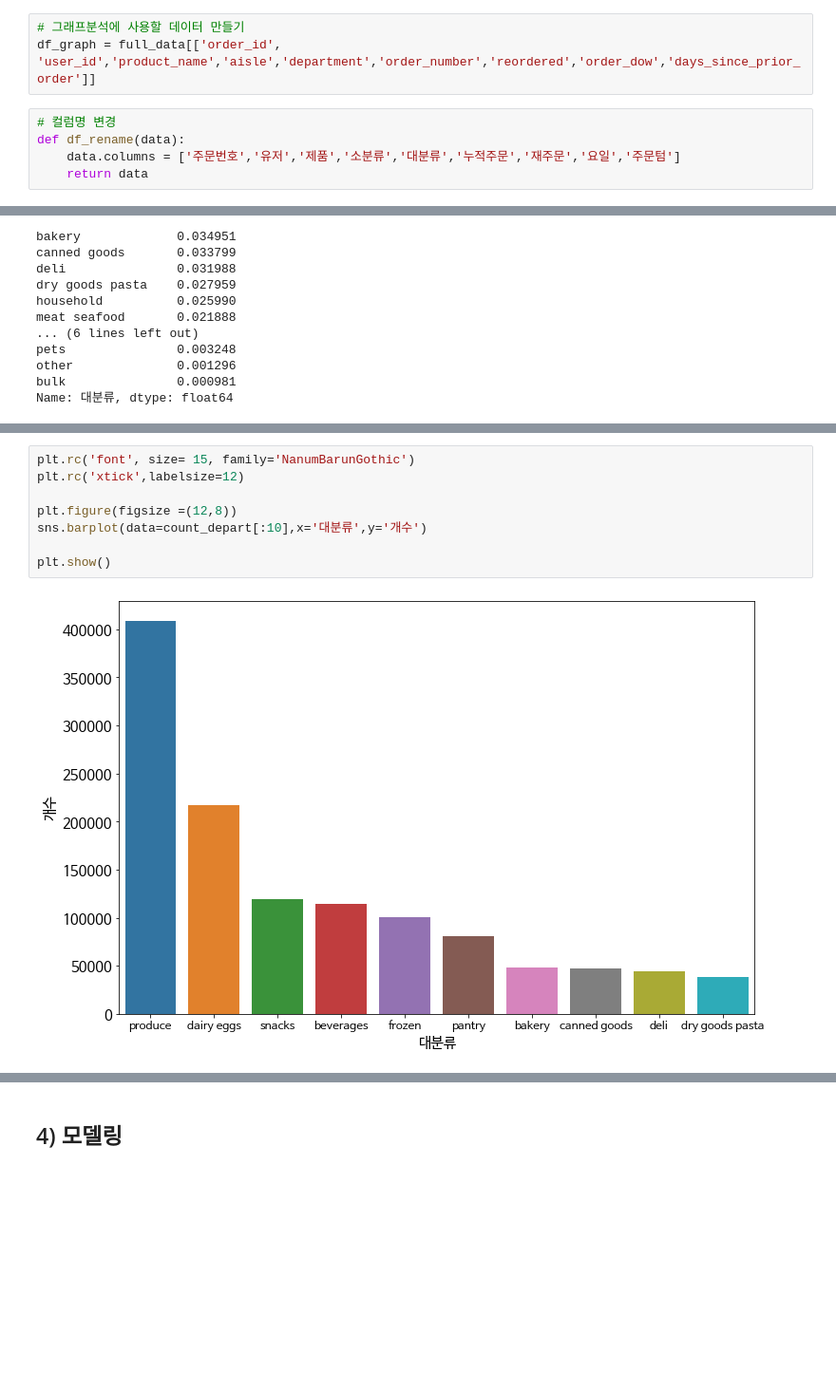
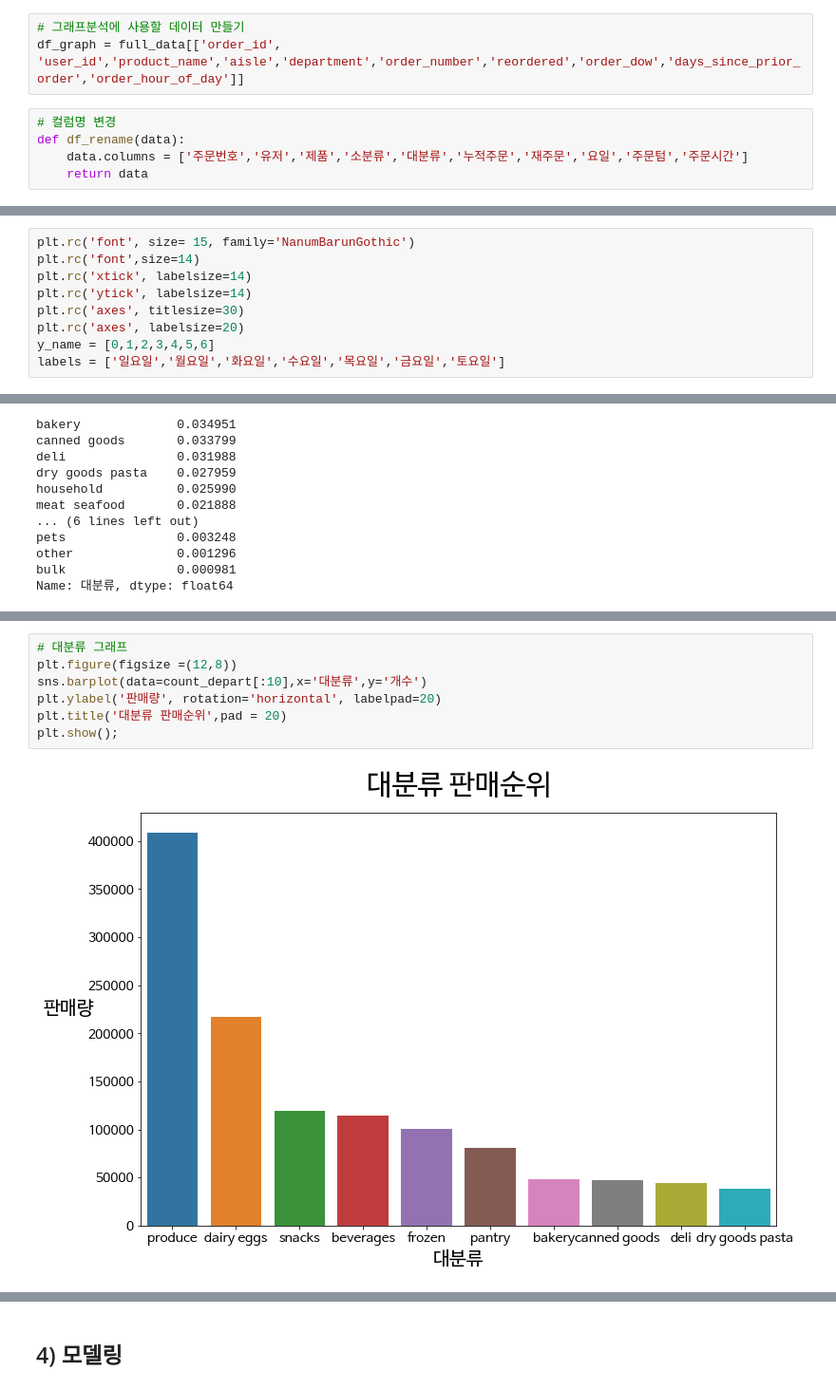
Before and after one commit to ev1025/Instacart, a Jupyter notebook: Code_project1.ipynb, the cells around one changed output, grey strips where cells are left out. Shown: that part at 95% size. Saved outputs shown, nothing was run; the diff lists cells and outputs as text; blank space fills up the shorter version.

```diff
--- a/Code_project1.ipynb
+++ b/Code_project1.ipynb
@@ -126,11 +147,11 @@ full_data
 1384617 rows × 15 columns
 # %%
 # 그래프분석에 사용할 데이터 만들기
-df_graph = full_data[['order_id', 'user_id','product_name','aisle','department','order_number','reordered','order_dow','days_since_prior_order']]
+df_graph = full_data[['order_id', 'user_id','product_name','aisle','department','order_number','reordered','order_dow','days_since_prior_order','order_hour_of_day']]
 # %%
 # 컬럼명 변경
 def df_rename(data):
-    data.columns = ['주문번호','유저','제품','소분류','대분류','누적주문','재주문','요일','주문텀']
+    data.columns = ['주문번호','유저','제품','소분류','대분류','누적주문','재주문','요일','주문텀','주문시간']
     return data
 # %%
 df_graph = df_rename(df_graph)
@@ -158,0 +182,9 @@ Name: 주문텀, Length: 39123, dtype: float64
+# %%
+plt.rc('font', size= 15, family='NanumBarunGothic')
+plt.rc('font',size=14)
+plt.rc('xtick', labelsize=14)
+plt.rc('ytick', labelsize=14)
+plt.rc('axes', titlesize=30)
+plt.rc('axes', labelsize=20)
+y_name = [0,1,2,3,4,5,6]
+labels = ['일요일','월요일','화요일','수요일','목요일','금요일','토요일']
@@ -183,12 +263,11 @@ count_depart = count_depart.to_frame()
 count_depart.reset_index(inplace=True)
 count_depart.columns = ['대분류','개수']
 # %%
-plt.rc('font', size= 15, family='NanumBarunGothic')
-plt.rc('xtick',labelsize=12)
-
+# 대분류 그래프
 plt.figure(figsize =(12,8))
 sns.barplot(data=count_depart[:10],x='대분류',y='개수')
-
-plt.show()
+plt.ylabel('판매량', rotation='horizontal', labelpad=20)
+plt.title('대분류 판매순위',pad = 20)
+plt.show();
 # %% [output]
-[figure, old version]
+[figure, new version]
```
Also changed, not shown: parts of 63 cells of this notebook.
